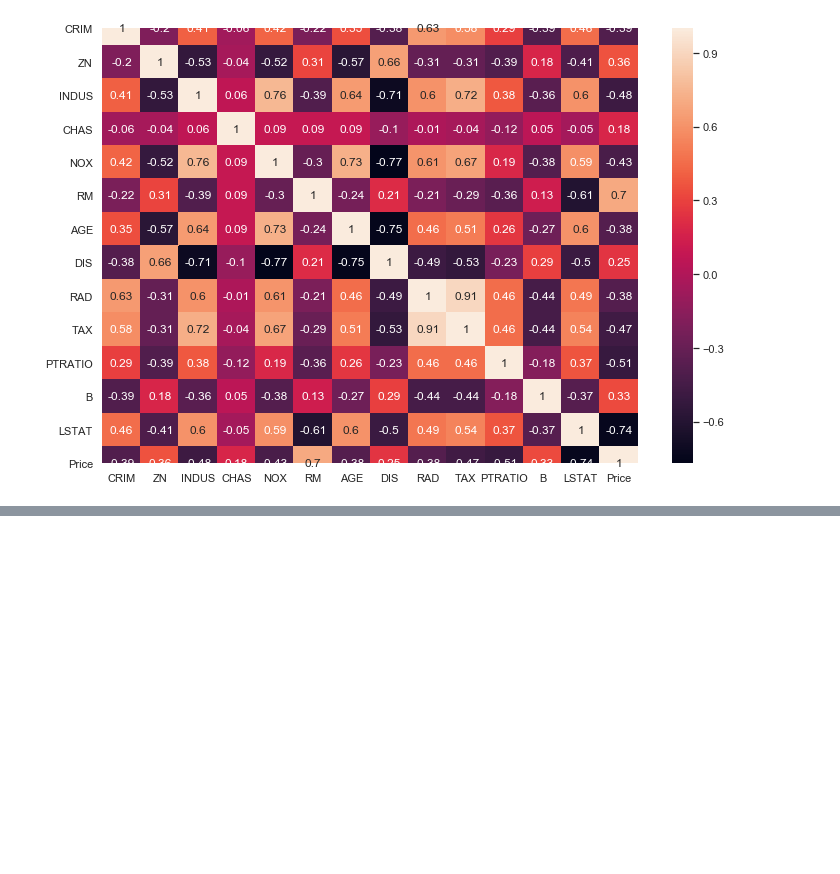
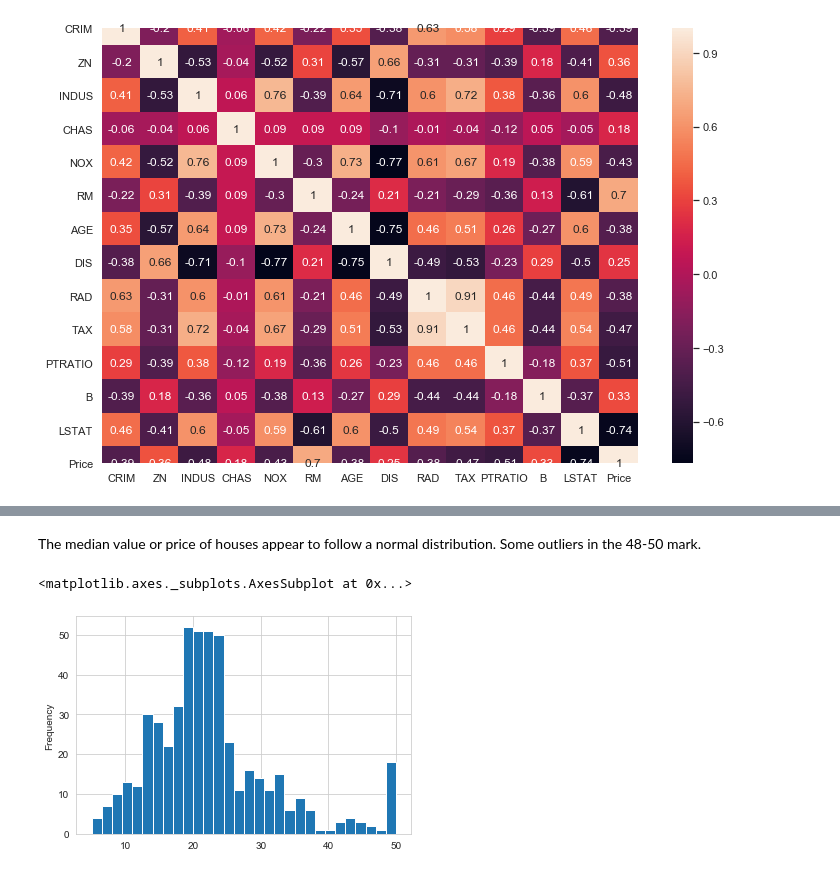
Before and after one commit to NurseQ/Machine-Learning-and-Statistics-Project-2019, a Jupyter notebook: Machine-Learning-and-Statistics-Project.ipynb, the cells around one changed output, grey strips where cells are left out. Drawn from its saved outputs; the diff is of its cells as text; code cells hidden in the pictures; blank space fills up the shorter version.

```diff
--- a/Machine-Learning-and-Statistics-Project.ipynb
+++ b/Machine-Learning-and-Statistics-Project.ipynb
@@ -162,0 +177,7 @@ and average number of rooms per dwelling (Rooms).
+# %% [markdown]
+The median value or price of houses appear to follow a normal distribution. Some outliers in the 48-50 mark.
+# %%
+bdf['Price'].plot.hist(bins = 30)
+# %% [output]
+<matplotlib.axes._subplots.AxesSubplot at 0x...>
+[figure, added]
```
Also changed, not shown: parts of 10 cells of this notebook.
